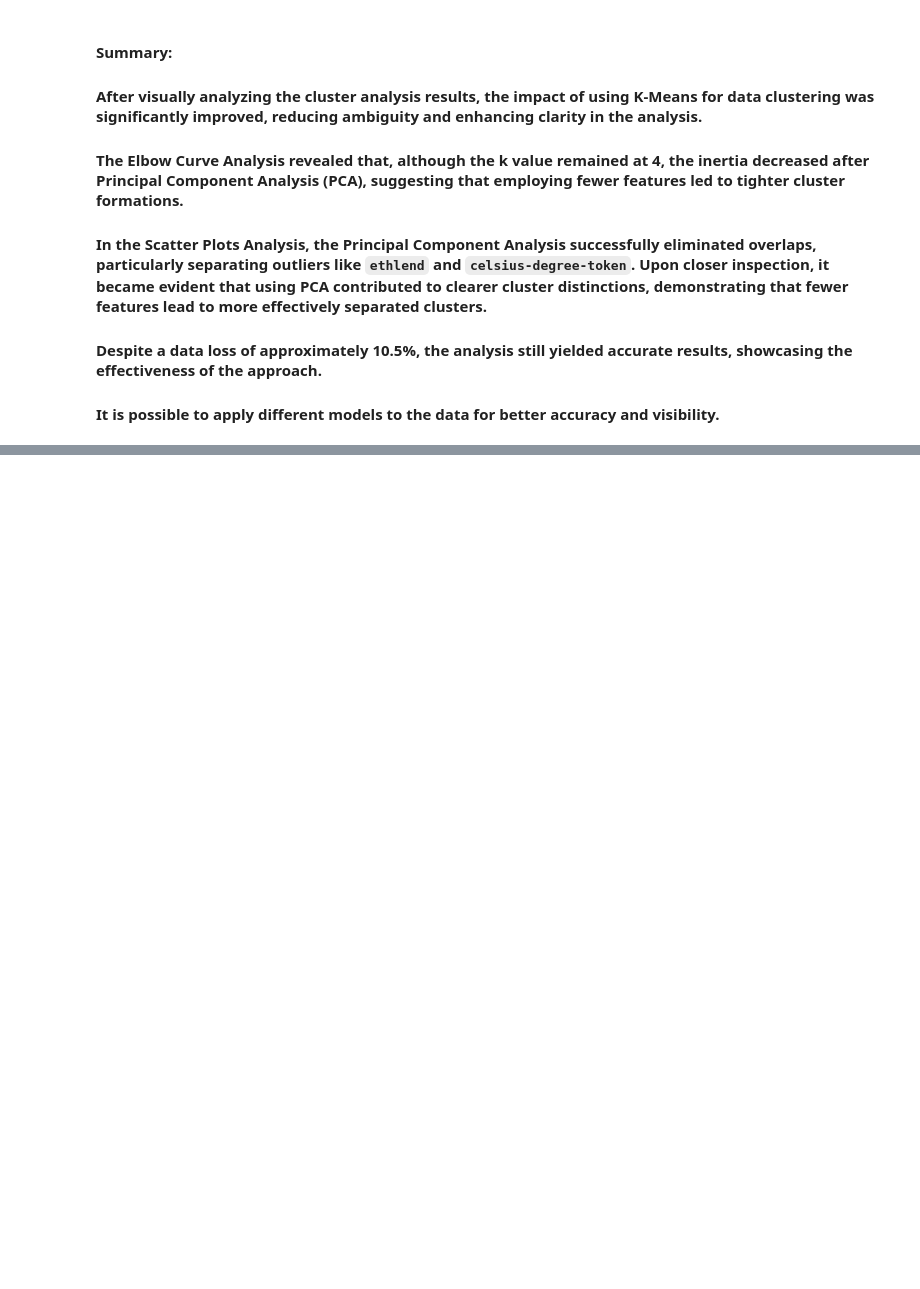
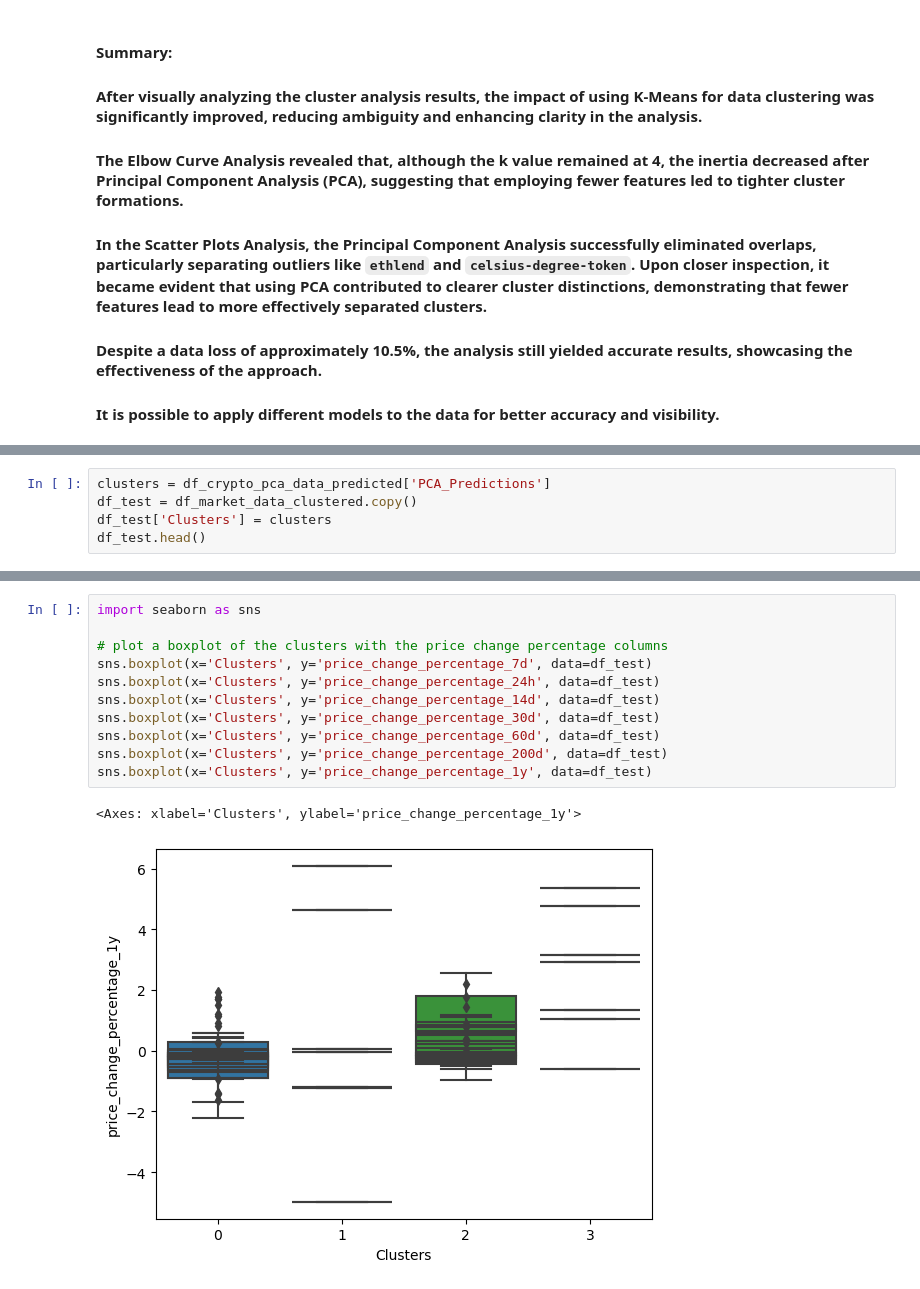
Before and after one commit to YargKlnc/CryptoClustering, a Jupyter notebook: Crypto_Clustering.ipynb, the cells around one changed output, grey strips where cells are left out. Drawn from its saved outputs; the diff is of its cells as text; blank space fills up the shorter version.

```diff
--- a/Crypto_Clustering.ipynb
+++ b/Crypto_Clustering.ipynb
@@ -518,0 +522,5 @@ clustered_plots
+# %%
+clusters = df_crypto_pca_data_predicted['PCA_Predictions']
+df_test = df_market_data_clustered.copy()
+df_test['Clusters'] = clusters
+df_test.head()
@@ -518,0 +544,14 @@ clustered_plots
+# %%
+import seaborn as sns
+
+# plot a boxplot of the clusters with the price change percentage columns
+sns.boxplot(x='Clusters', y='price_change_percentage_7d', data=df_test)
+sns.boxplot(x='Clusters', y='price_change_percentage_24h', data=df_test)
+sns.boxplot(x='Clusters', y='price_change_percentage_14d', data=df_test)
+sns.boxplot(x='Clusters', y='price_change_percentage_30d', data=df_test)
+sns.boxplot(x='Clusters', y='price_change_percentage_60d', data=df_test)
+sns.boxplot(x='Clusters', y='price_change_percentage_200d', data=df_test)
+sns.boxplot(x='Clusters', y='price_change_percentage_1y', data=df_test)
+# %% [output]
+<Axes: xlabel='Clusters', ylabel='price_change_percentage_1y'>
+[figure, added]
```
Also changed, not shown: parts of 6 cells of this notebook.
